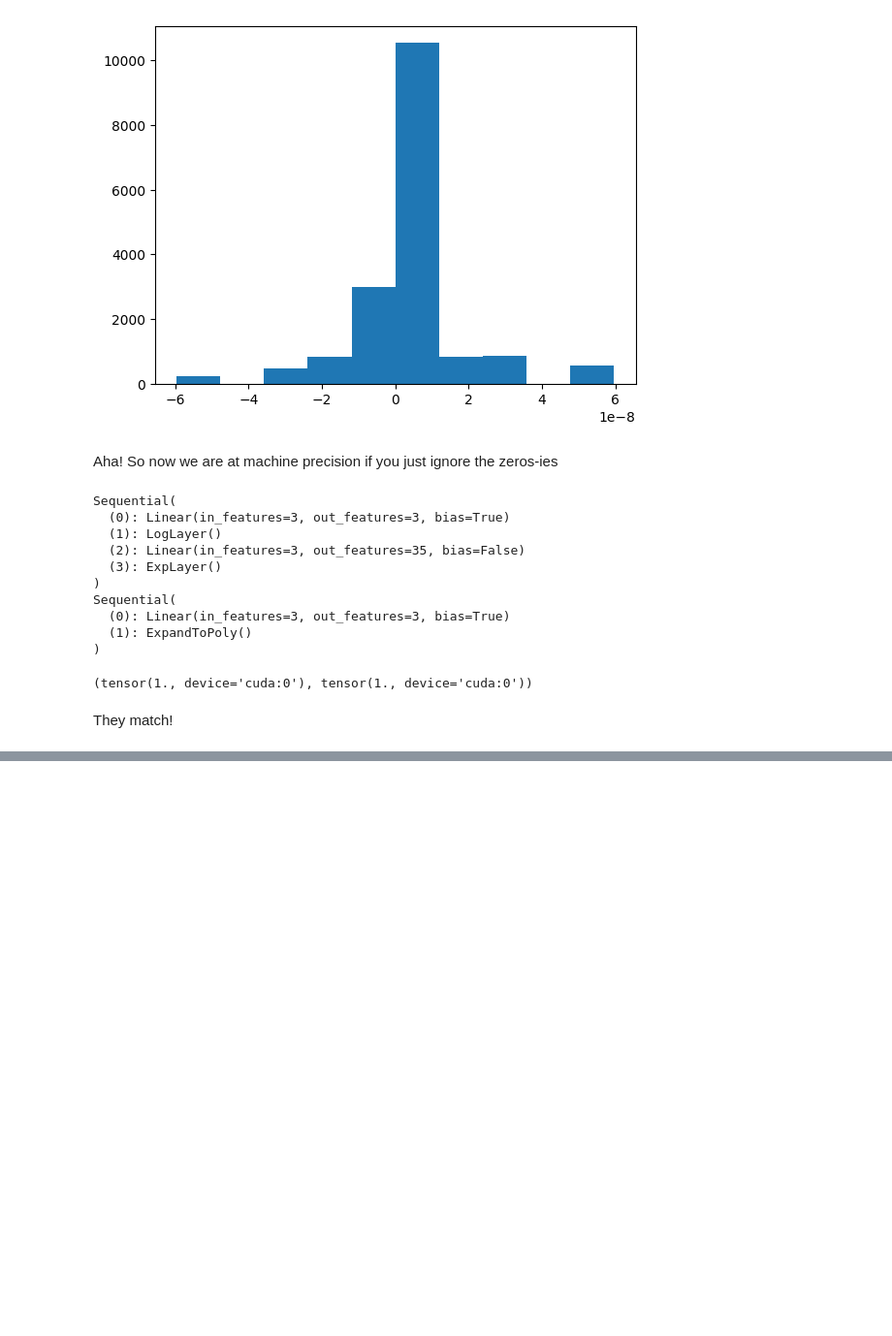
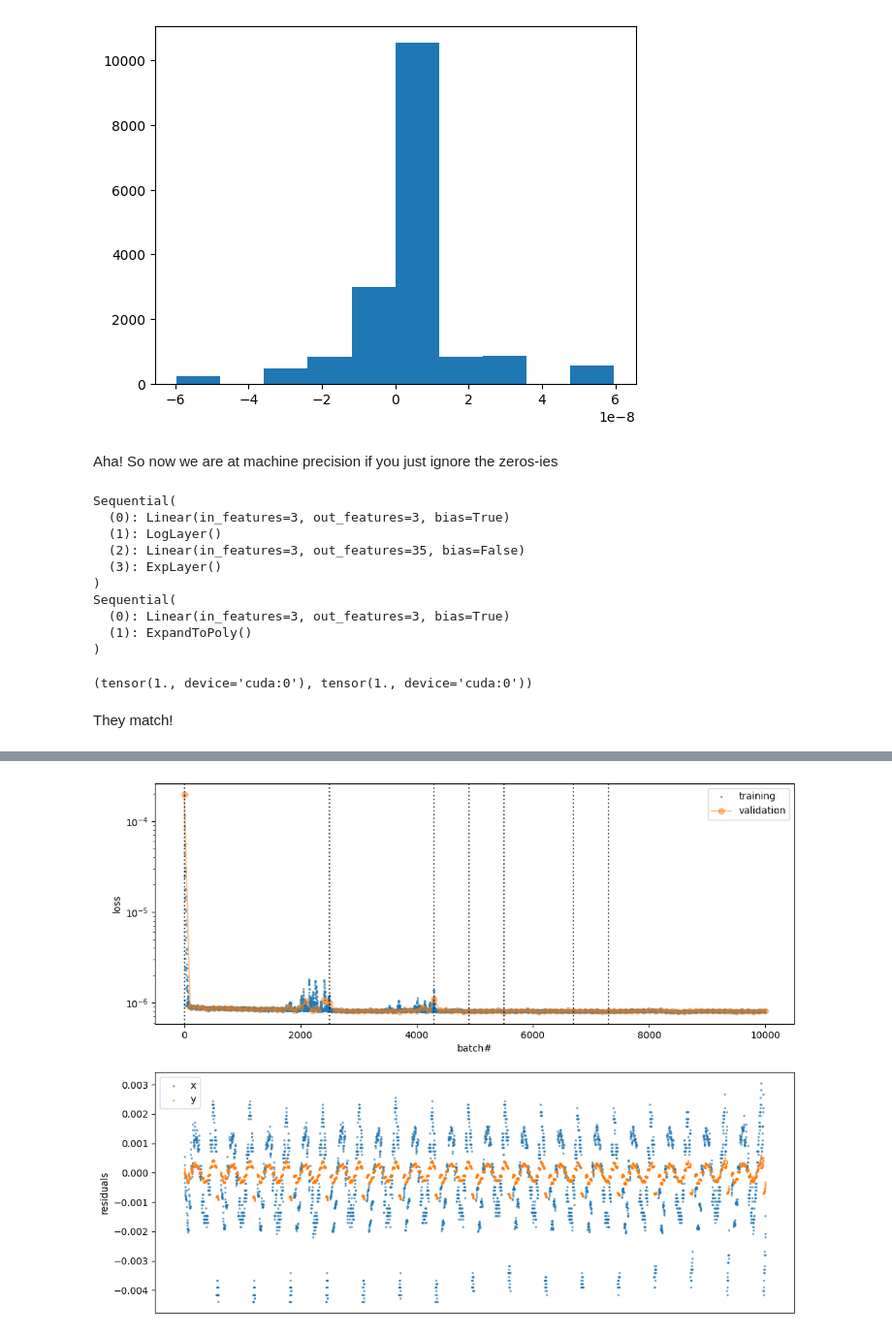
Before and after one commit to eteq/m31_jwst_2609, a Jupyter notebook: content/fast_wcs_interp_torch_experiments_part4.ipynb, the cells around one changed output, grey strips where cells are left out. Shown at 97% size. Saved outputs shown, nothing was run; the diff lists cells and outputs as text; code cells hidden in the pictures; blank space fills up the shorter version.

```diff
--- a/content/fast_wcs_interp_torch_experiments_part4.ipynb
+++ b/content/fast_wcs_interp_torch_experiments_part4.ipynb
@@ -683,14 +683,14 @@ class RescalingLogLinearPolyModel(nn.Module):
         return yflat.reshape(*leading_dims, self.out_n)
 
 
-    def set_coeffs_for_lstsq_solution(self, x, y, subsample=None, seed=42, filterzeros=False):
+    def set_coeffs_for_lstsq_solution(self, x, y, subsample=512, seed=42, filterzeros=False):
         assert x.shape[-1] == self.in_n
         assert y.shape[-1] == self.out_n
         xflat = x.reshape(x.shape.numel() // self.in_n, self.in_n)
         yflat = y.reshape(y.shape.numel() // self.out_n, self.out_n)
 
         if filterzeros:
-            msk = torch.any(self.inscale_layer(xflat) > 0, 1)
+            msk = torch.all(self.inscale_layer(xflat) > 0, 1)
             xflat = xflat[msk]
             yflat = yflat[msk]
 
@@ -702,8 +702,12 @@ class RescalingLogLinearPolyModel(nn.Module):
             yflat = yflat[ssample]
 
         explayeridx = [i for i, l in enumerate(self.primary_stack) if isinstance(l, ExpLayer)]
-        assert len(explayeridx) == 1, 'Multipe ExpLayers!  Highly unexpected'
-        explayeridx = explayeridx[0]
+
+        if len(explayeridx) == 0:
+            explayeridx = 1
+        else:
+            assert len(explayeridx) == 1, '> ExpLayer!  Highly unexpected'
+            explayeridx = explayeridx[0]
 
         prestack = self.primary_stack[:(explayeridx+1)]
 
@@ -865,0 +883,12 @@ nn.MSELoss().to(torch_device, dtype=torch.float32)(model(grid_ins), grid_outs).i
+# %%
+inscale = [(float(grid_ins[...,i].min()), float(grid_ins[...,i].max())) for i in range(grid_ins.shape[-1])]
+outscale = [(float(grid_outs[...,i].min()), float(grid_outs[...,i].max())) for i in range(grid_outs.shape[-1])]
+model = RescalingLogLinearPolyModel(inscale, outscale, 4, fixpolypwr=True).to(torch_device, dtype=torch.float32)
+model.set_coeffs_for_lstsq_solution(grid_ins, grid_outs, filterzeros=True)
+
+model = batch_train_from_pool(model, 1024*10, 10000, 100,mask_nans=True,
+                             optimizer=lambda m: torch.optim.Adam(m.parameters(), lr=1e-6, fused=False),
+scheduler_gen=lambda o: torch.optim.lr_scheduler.ReduceLROnPlateau(o, patience=5, factor=.5, threshold=.005))
+
+#training_plots(model)
+#training_plots(model, residualsplot=False, skipstart=200);
@@ -865,0 +1000,11 @@ nn.MSELoss().to(torch_device, dtype=torch.float32)(model(grid_ins), grid_outs).i
+# %%
+model = RescalingLogLinearPolyModel(inscale, outscale, 4, fixpolypwr=True).to(torch_device, dtype=torch.float32)
+model.set_coeffs_for_lstsq_solution(grid_ins, grid_outs, filterzeros=True)
+
+model = batch_train_from_pool_nans(model, 1024*10, 10000, 100,mask_nans=True,
+                             optimizer=lambda m: torch.optim.Adam(m.parameters(), lr=1e-6, fused=False),
+scheduler_gen=lambda o: torch.optim.lr_scheduler.ReduceLROnPlateau(o, patience=5, factor=.5, threshold=.005))
+
+training_plots(model);
+# %% [output]
+[figure, added]
```
Also changed, not shown: parts of 17 cells of this notebook.
